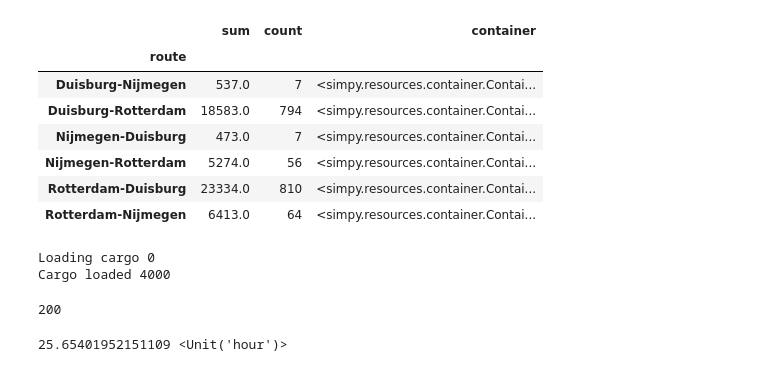
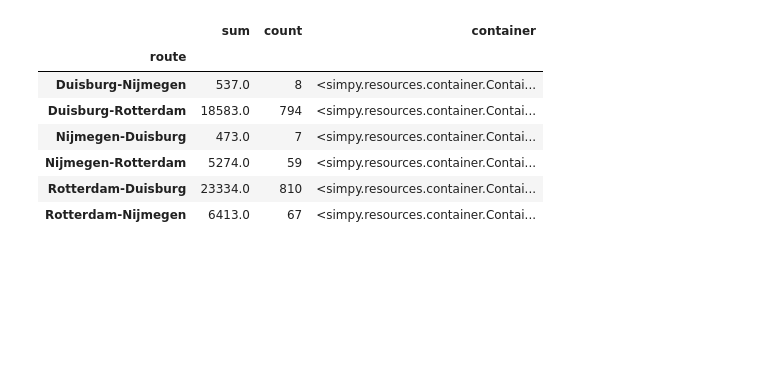
Before and after one commit to Deltares-research/digitaltwin-waterway, a Jupyter notebook: notebooks/scenarios/hubs-spokes.ipynb, the cells around one changed output. Cells and saved outputs as stored; diff of their text form; code cells hidden in the pictures; blank space fills up the shorter version.

```diff
--- a/notebooks/scenarios/hubs-spokes.ipynb
+++ b/notebooks/scenarios/hubs-spokes.ipynb
@@ -106,28 +89,30 @@ trips_gdf_agg
+# %%
+max_capacity = trips_gdf['v30_4_Containers_TEU_S'].sum()
 # %%
 env = simpy.Environment()
 # %%
 def create_container(row, env, fill):
     if fill:
         init = row['sum']
     else:
         init = 0
 
-    container = simpy.Container(env=env, capacity=row['sum'], init=init)
+    container = simpy.Container(env=env, capacity=max_capacity, init=init)
     return container
 
 source_gdf["container"] = source_gdf.apply(create_container, env=env, fill=True, axis=1)
 target_gdf["container"] = target_gdf.apply(create_container, env=env, fill=False, axis=1)
 trips_gdf_agg["container"] = trips_gdf_agg.apply(create_container, env=env, fill=True, axis=1)
 trips_gdf_agg
 # %% [output]
 |  | sum | count | container |
 | route |  |  |  |
-| Duisburg-Nijmegen | 537.0 | 7 | <simpy.resources.container.Contai... |
+| Duisburg-Nijmegen | 537.0 | 8 | <simpy.resources.container.Contai... |
 | Duisburg-Rotterdam | 18583.0 | 794 | <simpy.resources.container.Contai... |
 | Nijmegen-Duisburg | 473.0 | 7 | <simpy.resources.container.Contai... |
-| Nijmegen-Rotterdam | 5274.0 | 56 | <simpy.resources.container.Contai... |
+| Nijmegen-Rotterdam | 5274.0 | 59 | <simpy.resources.container.Contai... |
 | Rotterdam-Duisburg | 23334.0 | 810 | <simpy.resources.container.Contai... |
-| Rotterdam-Nijmegen | 6413.0 | 64 | <simpy.resources.container.Contai... |
+| Rotterdam-Nijmegen | 6413.0 | 67 | <simpy.resources.container.Contai... |
 # %%
 trips_gdf_rotterdam_source = trips_gdf[trips_gdf['source'] == 'Rotterdam']
 trip = trips_gdf_rotterdam_source.iloc[0]
@@ -138,34 +123,3 @@ trip = {
     "target_hub": "Nijmegen",
     "ship_cargo": simpy.Container(env, capacity=200, init=0)
 }
-# %%
-def load(trip):
-    route = f"{trip['source']}-{trip['target']}"
-    source_container = trips_gdf_agg.loc[route, "container"]
-    ship_container = trip["ship_cargo"]
-    if trip["target_hub"] != trip["target"]:
-        route = f"{trip['target_hub']}-{trip['target']}"
-        target_container = trips_gdf_agg.loc[route, "container"]
-    else:
-        target_container = target_gdf.loc[trip["target"], "container"]
-
-    loading_rate = 20
-    with (
-        source_container.get(ship_container.capacity) as get_req,
-        ship_container.put(ship_container.capacity) as put_req,
-    ):
-        print("Loading cargo", env.now)
-        yield get_req
-        yield put_req
-        yield env.timeout(ship_container.capacity * loading_rate)
-        print("Cargo loaded", env.now)
-
-env.process(load(trip))
-env.run()
-# %% [output]
-Loading cargo 0
-Cargo loaded 4000
-# %%
-ship_container.level
-# %% [output]
-200
@@ -216,7 +125,0 @@ def transport_hubs(env, scenario):
-# %%
-env = simpy.Environment()
-env.process(transport(env, scenario))
-env.run()
-(env.now * ureg.seconds).to(ureg.hours)
-# %% [output]
-25.65401952151109 <Unit('hour')>
```
Also changed, not shown: parts of 8 cells of this notebook.
